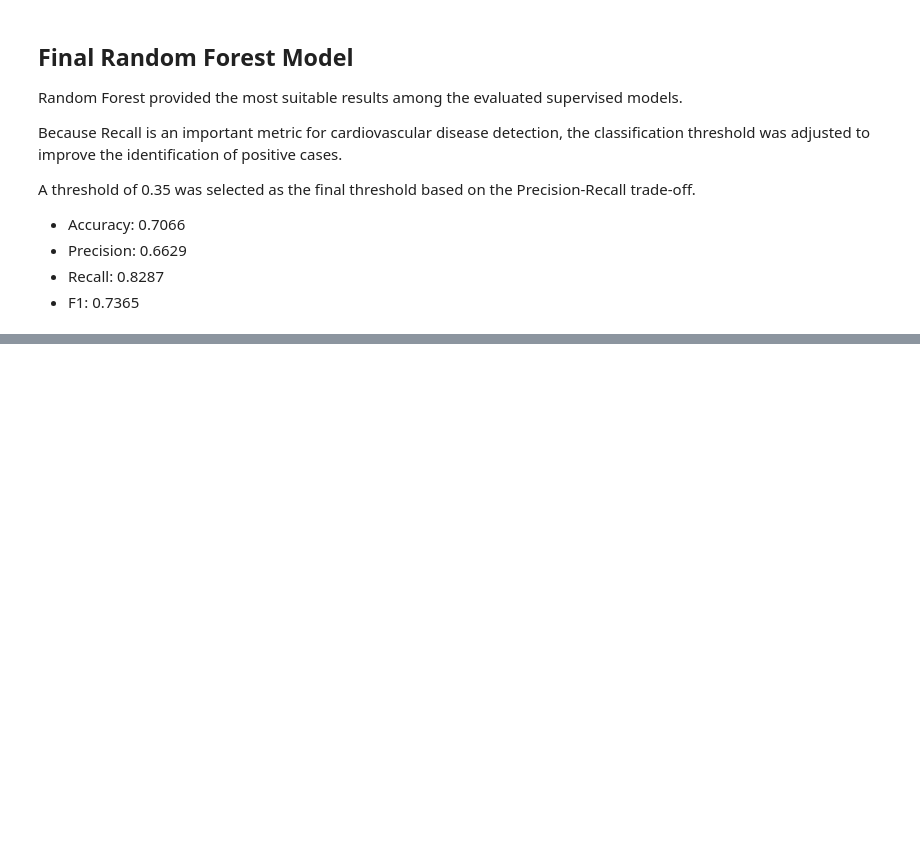
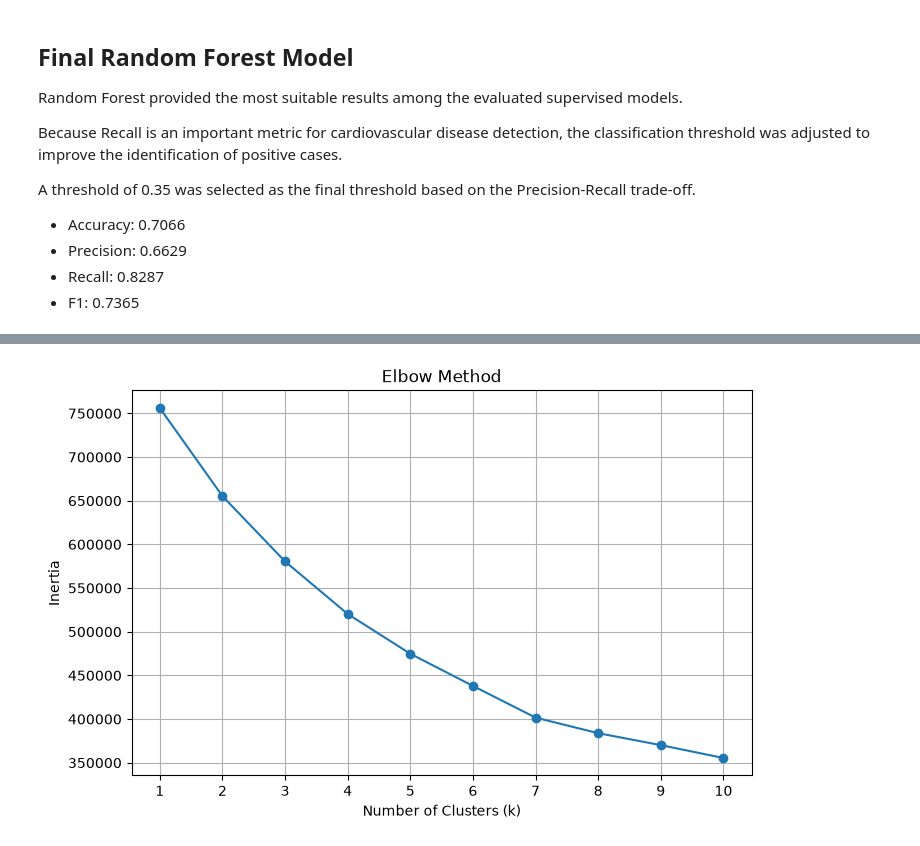
Before and after one commit to balsamkhaleel/Internship-Ai-ML, a Jupyter notebook: project/Cardiac_Patient_Monitoring.ipynb, the cells around one changed output, grey strips where cells are left out. Drawn from its saved outputs; the diff is of its cells as text; code cells hidden in the pictures; blank space fills up the shorter version.

```diff
--- a/project/Cardiac_Patient_Monitoring.ipynb
+++ b/project/Cardiac_Patient_Monitoring.ipynb
@@ -1735,0 +1734,37 @@ Overall, the results demonstrate that machine learning can be used to identify p
+# %%
+from sklearn.preprocessing import StandardScaler
+
+cluster_features = ["age_years", "gender","height","weight","ap_hi", "ap_lo", "cholesterol","gluc", "smoke","alco","active"]
+
+X_cluster = df[cluster_features]
+
+scaler = StandardScaler()
+X_scaled = scaler.fit_transform(X_cluster)
+# %%
+from sklearn.cluster import KMeans
+import matplotlib.pyplot as plt
+
+inertias = []
+
+for k in range(1, 11):
+    km = KMeans(
+        n_clusters=k,
+        random_state=42,
+        n_init=10
+    )
+
+    km.fit(X_scaled)
+    inertias.append(km.inertia_)
+
+plt.figure(figsize=(8, 5))
+plt.plot(range(1, 11), inertias, marker="o")
+
+plt.xlabel("Number of Clusters (k)")
+plt.ylabel("Inertia")
+plt.title("Elbow Method")
+
+plt.xticks(range(1, 11))
+plt.grid(True)
+plt.show()
+# %% [output]
+[figure, added]
```
Also changed, not shown: parts of 13 cells of this notebook, 5 other files.
